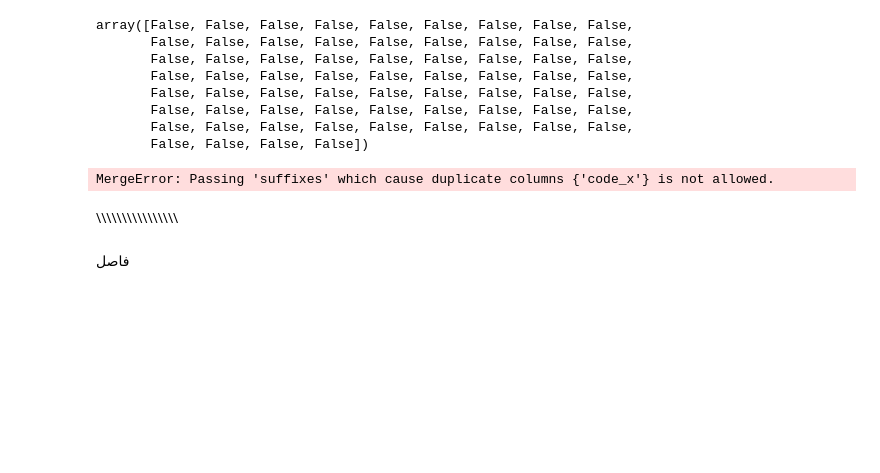
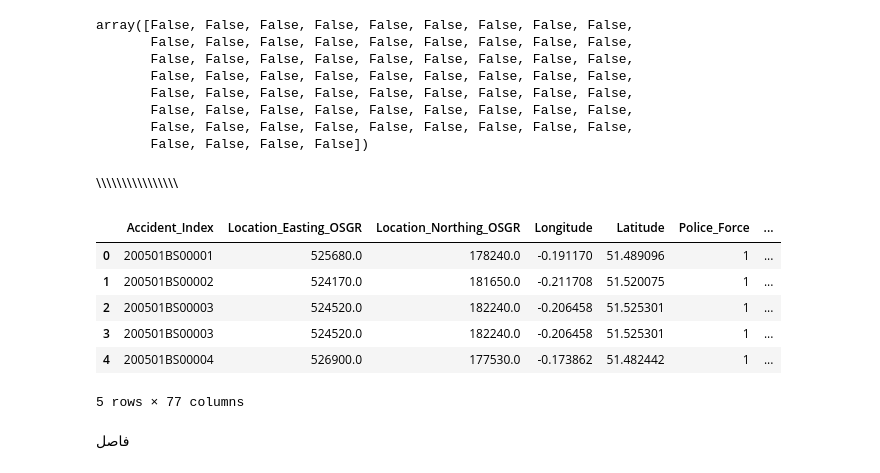
Before and after one commit to MennaAhmad/SafeRoad, a Jupyter notebook: datascienceproject-9bf85d-016508.ipynb, the cells around one changed output. Cells and saved outputs as stored; diff of their text form; code cells hidden in the pictures; blank space fills up the shorter version.

```diff
--- a/datascienceproject-9bf85d-016508.ipynb
+++ b/datascienceproject-9bf85d-016508.ipynb
@@ -234,6 +234,12 @@ df.rename(columns={"label_light": "Lighting"}, inplace=True)
 # Optionally, remove the temporary variable
 del light_conditions
 # %%
+# Perform left join to map weather condition codes to labels with specified suffixes
+df = pd.merge(df, weather_conditions, left_on="Weather_Conditions", right_on="code", how="left", suffixes=('_main', '_weather'))
+
+# Rename the column
+df.rename(columns={"label_weather": "Weather"}, inplace=True)
+
 # Read the weather conditions data
 weather_conditions = pd.read_excel("/kaggle/input/uk-accidents-10-years-history-with-many-variables/Road-Accident-Safety-Data-Guide.xls", sheet_name="Weather")
 
@@ -245,10 +251,18 @@ df.rename(columns={"label": "Weather"}, inplace=True)
 
 # Optionally, remove the temporary variable
 del weather_conditions
-# %% [output]
-MergeError: Passing 'suffixes' which cause duplicate columns {'code_x'} is not allowed.
 # %% [markdown]
 \\\\\\\\\\\\\\\\\\\\\\\\\\\\\\\\
+# %%
+df.head()
+# %% [output]
+|  | Accident_Index | Location_Easting_OSGR | Location_Northing_OSGR | Longitude | Latitude | Police_Force | ... |
+| 0 | 200501BS00001 | 525680.0 | 178240.0 | -0.191170 | 51.489096 | 1 | ... |
+| 1 | 200501BS00002 | 524170.0 | 181650.0 | -0.211708 | 51.520075 | 1 | ... |
+| 2 | 200501BS00003 | 524520.0 | 182240.0 | -0.206458 | 51.525301 | 1 | ... |
+| 3 | 200501BS00003 | 524520.0 | 182240.0 | -0.206458 | 51.525301 | 1 | ... |
+| 4 | 200501BS00004 | 526900.0 | 177530.0 | -0.173862 | 51.482442 | 1 | ... |
+5 rows × 77 columns
 # %%
 import os
 print(os.listdir("../"))
```
